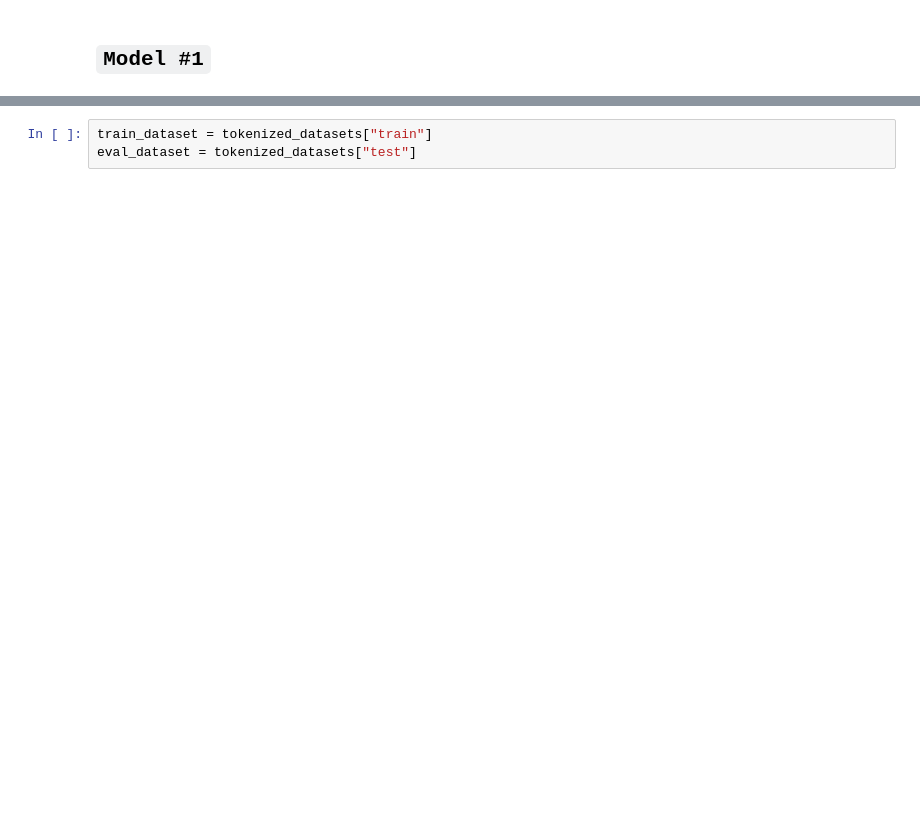
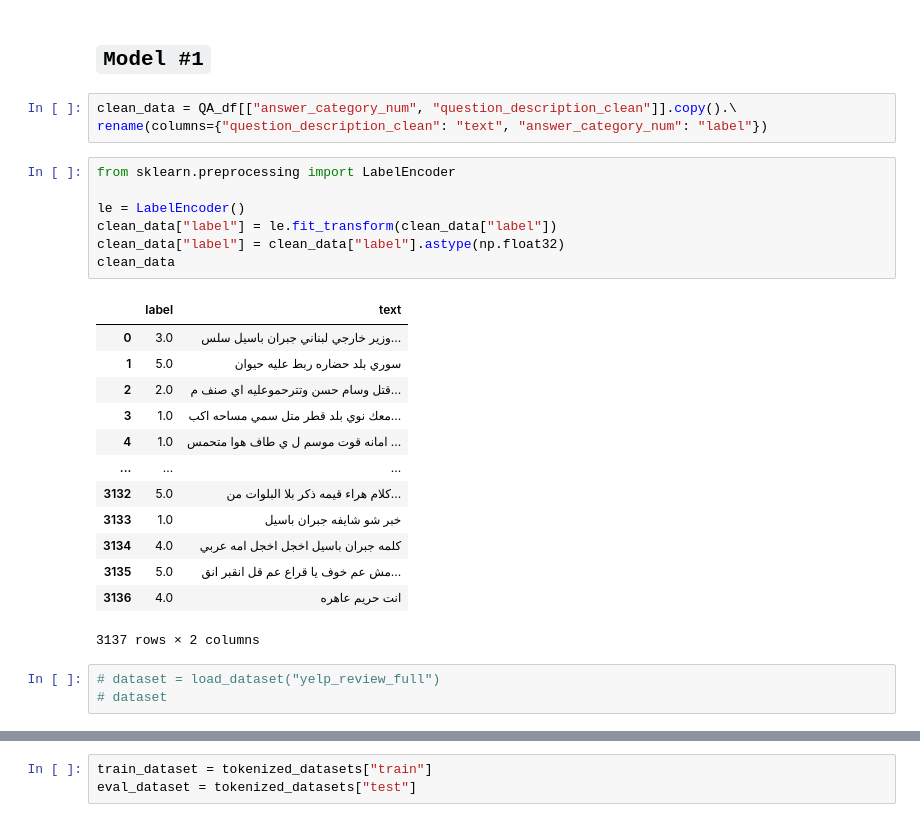
Before and after one commit to MODAJ18/DiscH_Web_App, a Jupyter notebook: notebooks/moh_huggingface.ipynb, the cells around one changed output, grey strips where cells are left out. Saved outputs shown, nothing was run; the diff lists cells and outputs as text; blank space fills up the shorter version.

```diff
--- a/notebooks/moh_huggingface.ipynb
+++ b/notebooks/moh_huggingface.ipynb
@@ -126,5 +28,32 @@ clean_data
 # %% [markdown]
 ## `Model #1`
+# %%
+clean_data = QA_df[["answer_category_num", "question_description_clean"]].copy().\
+rename(columns={"question_description_clean": "text", "answer_category_num": "label"})
+# %%
+from sklearn.preprocessing import LabelEncoder
+
+le = LabelEncoder()
+clean_data["label"] = le.fit_transform(clean_data["label"])
+clean_data["label"] = clean_data["label"].astype(np.float32)
+clean_data
+# %% [output]
+|  | label | text |
+| 0 | 3.0 | وزير خارجي لبناني جبران باسيل سلس... |
+| 1 | 5.0 | سوري بلد حضاره ربط عليه حيوان |
+| 2 | 2.0 | قتل وسام حسن وتترحموعليه اي صنف م... |
+| 3 | 1.0 | معك نوي بلد قطر متل سمي مساحه اكب... |
+| 4 | 1.0 | امانه قوت موسم ل ي طاف هوا متحمس ... |
+| ... | ... | ... |
+| 3132 | 5.0 | كلام هراء قيمه ذكر بلا البلوات من... |
+| 3133 | 1.0 | خبر شو شايفه جبران باسيل |
+| 3134 | 4.0 | كلمه جبران باسيل اخجل اخجل امه عربي |
+| 3135 | 5.0 | مش عم خوف يا قراع عم قل انقبر انق... |
+| 3136 | 4.0 | انت حريم عاهره |
+3137 rows × 2 columns
+# %%
+# dataset = load_dataset("yelp_review_full")
+# dataset
 # %%
 from datasets import Dataset
 
```
Also changed, not shown: parts of 24 cells of this notebook, 15 other files.
